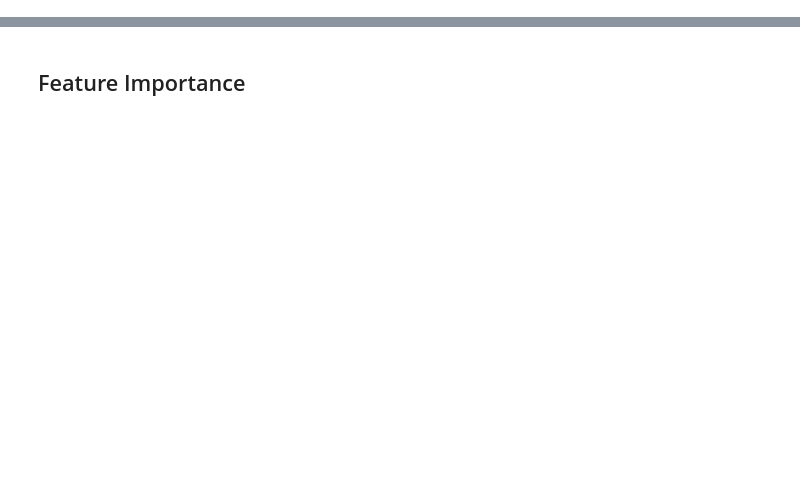
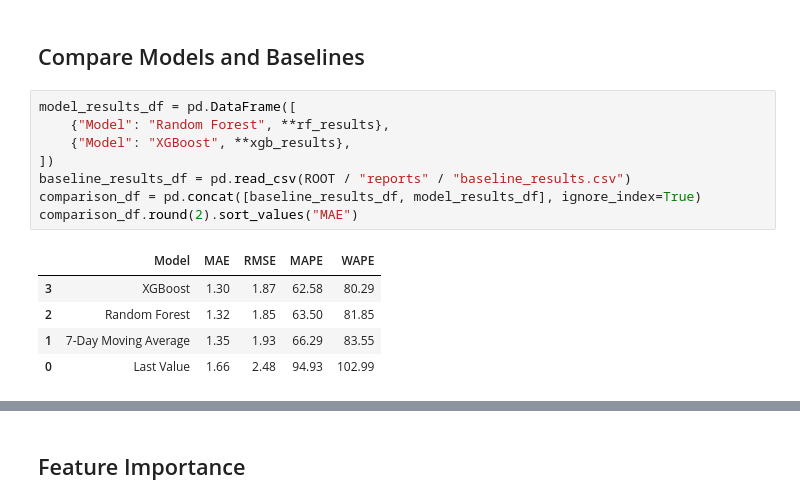
Before and after one commit to henriquecaeiro/motostock-ai, a Jupyter notebook: notebooks/05_model_training.ipynb, the cells around one changed output, grey strips where cells are left out. Cells and saved outputs as stored; diff of their text form; blank space fills up the shorter version.

```diff
--- a/notebooks/05_model_training.ipynb
+++ b/notebooks/05_model_training.ipynb
@@ -257,0 +152,16 @@ plt.show()
+# %% [markdown]
+## Compare Models and Baselines
+# %%
+model_results_df = pd.DataFrame([
+    {"Model": "Random Forest", **rf_results},
+    {"Model": "XGBoost", **xgb_results},
+])
+baseline_results_df = pd.read_csv(ROOT / "reports" / "baseline_results.csv")
+comparison_df = pd.concat([baseline_results_df, model_results_df], ignore_index=True)
+comparison_df.round(2).sort_values("MAE")
+# %% [output]
+|  | Model | MAE | RMSE | MAPE | WAPE |
+| 3 | XGBoost | 1.30 | 1.87 | 62.58 | 80.29 |
+| 2 | Random Forest | 1.32 | 1.85 | 63.50 | 81.85 |
+| 1 | 7-Day Moving Average | 1.35 | 1.93 | 66.29 | 83.55 |
+| 0 | Last Value | 1.66 | 2.48 | 94.93 | 102.99 |
```
Also changed, not shown: parts of 44 cells of this notebook, 20 other files.
